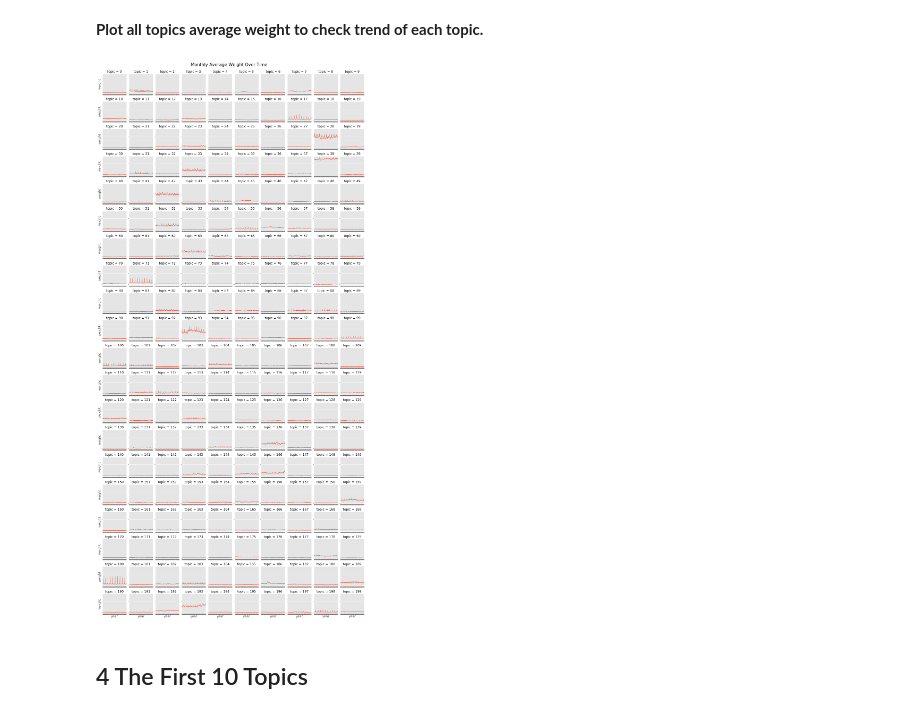
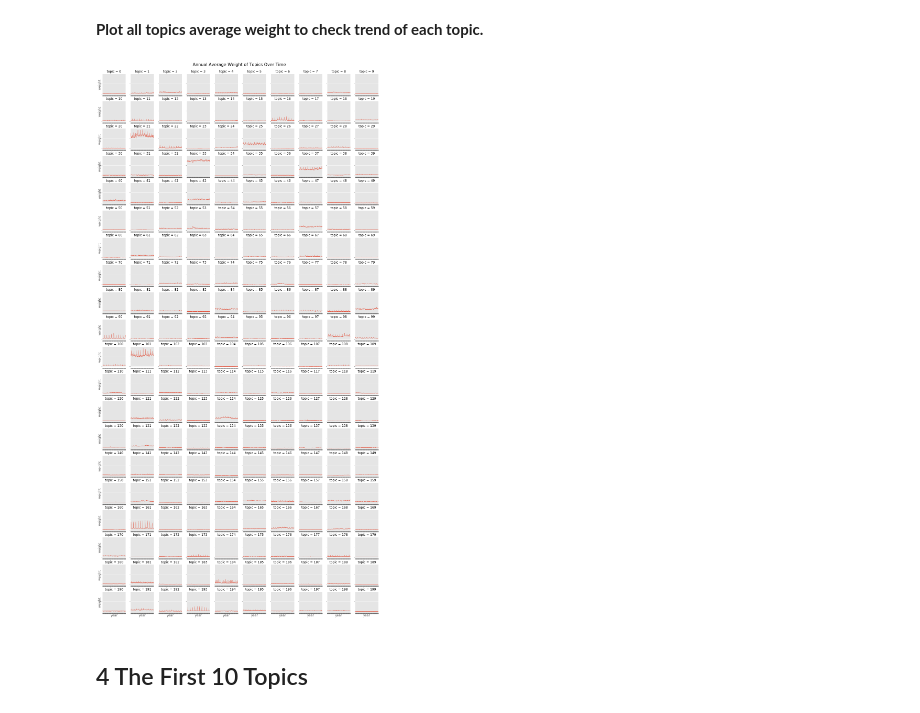
Before and after one commit to xandercai/papers-past-topic-modeling, a Jupyter notebook: 6-analyzing/3-analysis-wwi.ipynb, the cells around one changed output. Drawn from its saved outputs; the diff is of its cells as text; code cells hidden in the pictures.

```diff
--- a/6-analyzing/3-analysis-wwi.ipynb
+++ b/6-analyzing/3-analysis-wwi.ipynb
@@ -274,17 +258,10 @@ plt.show()
 ### 3.5 Monthly Average Weight of Each Topic
 # %% [markdown]
 **Plot all topics average weight to check trend of each topic.**
-# %%
-g = sns.catplot(x="year", y='weight',  col='topic', col_wrap=10,
-                kind='point', height=1.5, aspect=1, dodge=False, s=0.2, legend=False,
-                markers='.', scale=0.2,
-                data=df_avgweight)
-g.fig.suptitle("Monthly Average Weight Over Time", fontsize=16)
-g.set_xticklabels(visible=False)
-g.set_yticklabels(visible=False)
-g.fig.subplots_adjust(top=0.96, hspace=0.4, wspace=0.1)
-# %% [output]
-[figure, removed]
+# %%
+plot_avg(df_avgweight)
+# %% [output]
+[figure, added]
 # %% [markdown]
 ## 4 The First 10 Topics
 # %% [markdown]
```
Also changed, not shown: parts of 24 cells of this notebook, 1 other file.
